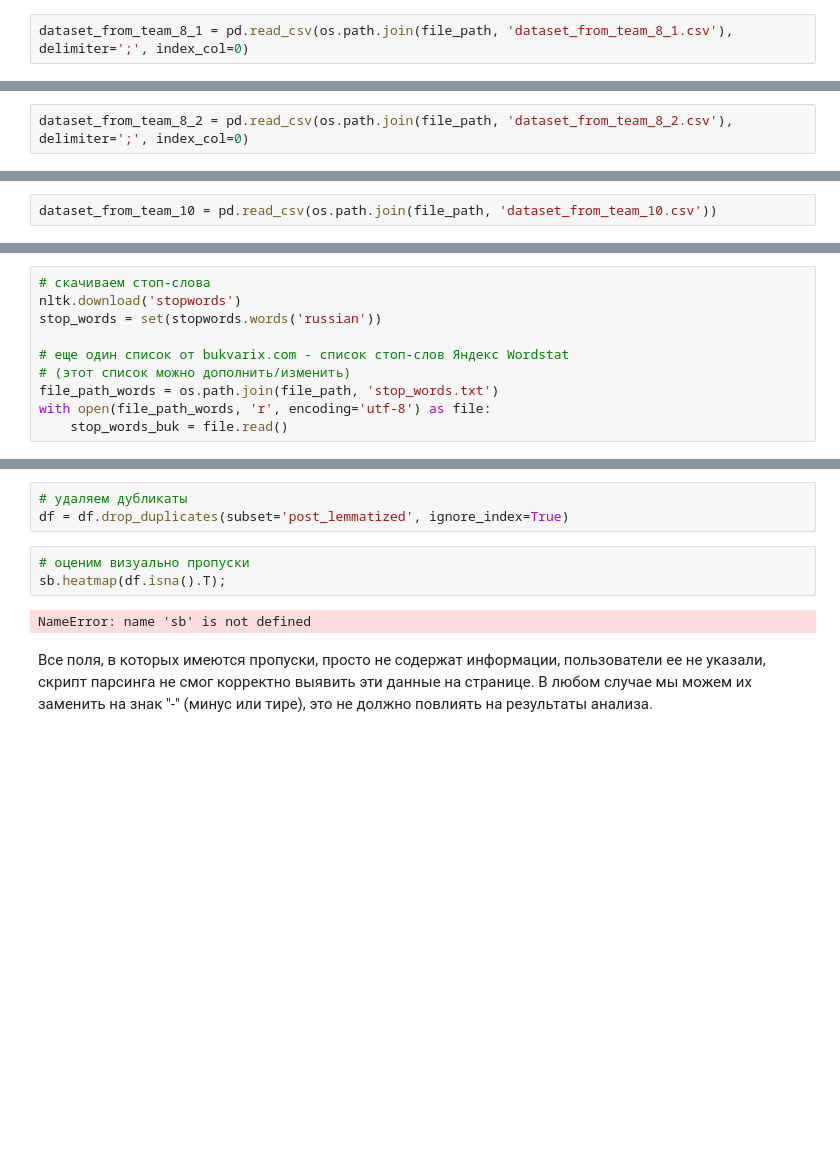
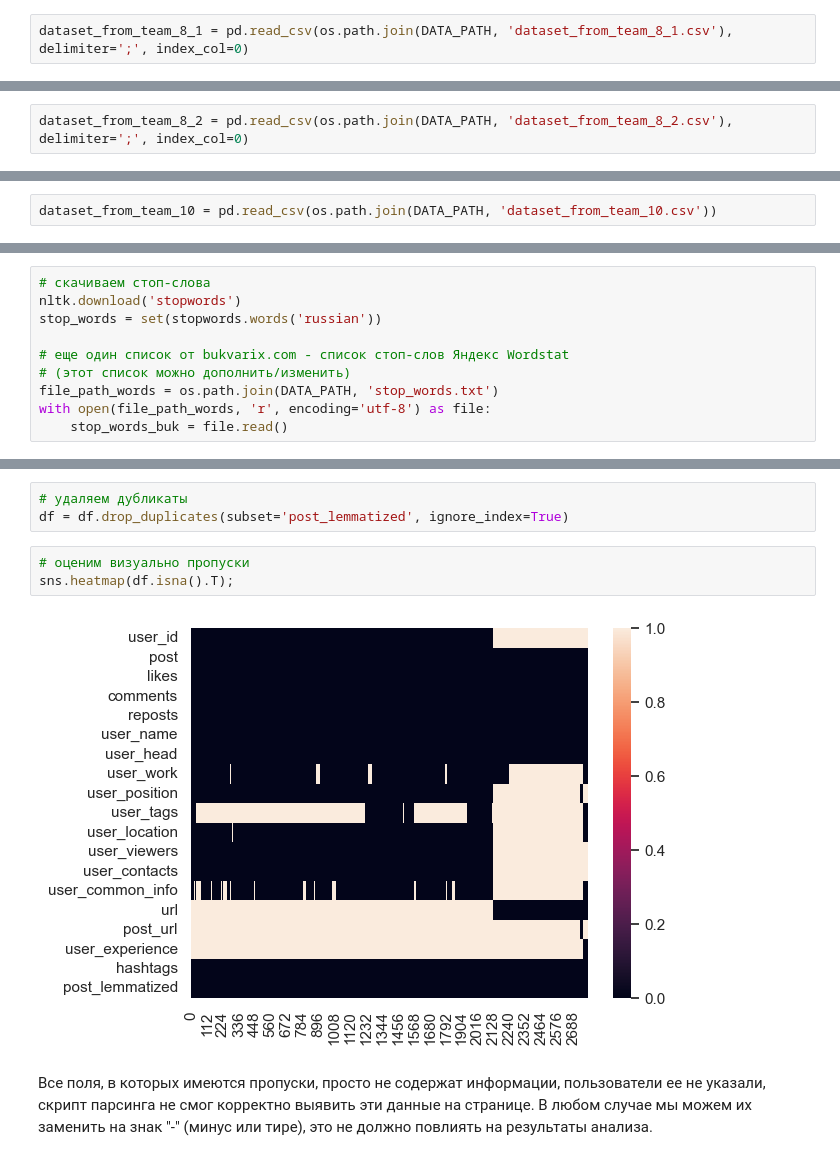
Before and after one commit to krasnoturinsk/linkedin_hackathon, a Jupyter notebook: src/unity_datasets.ipynb, the cells around one changed output, grey strips where cells are left out. Drawn from its saved outputs; the diff is of its cells as text; blank space fills up the shorter version.

```diff
--- a/src/unity_datasets.ipynb
+++ b/src/unity_datasets.ipynb
@@ -246,7 +947,7 @@ display(dataset_from_team_4.tail())
 # %% [markdown]
 ### Часть 1
 # %%
-dataset_from_team_8_1 = pd.read_csv(os.path.join(file_path, 'dataset_from_team_8_1.csv'), delimiter=';', index_col=0)
+dataset_from_team_8_1 = pd.read_csv(os.path.join(DATA_PATH, 'dataset_from_team_8_1.csv'), delimiter=';', index_col=0)
 # %%
 dataset_from_team_8_1.info()
 # %% [output]
@@ -313,7 +1015,7 @@ display(dataset_from_team_8_1.tail())
 # %% [markdown]
 ### Часть 2
 # %%
-dataset_from_team_8_2 = pd.read_csv(os.path.join(file_path, 'dataset_from_team_8_2.csv'), delimiter=';', index_col=0)
+dataset_from_team_8_2 = pd.read_csv(os.path.join(DATA_PATH, 'dataset_from_team_8_2.csv'), delimiter=';', index_col=0)
 # %%
 dataset_from_team_8_2.info()
 # %% [output]
@@ -382,5 +1085,5 @@ display(dataset_from_team_8_2.tail())
 # %%
-dataset_from_team_10 = pd.read_csv(os.path.join(file_path, 'dataset_from_team_10.csv'))
+dataset_from_team_10 = pd.read_csv(os.path.join(DATA_PATH, 'dataset_from_team_10.csv'))
 # %%
 dataset_from_team_10.info()
 # %% [output]
@@ -949,7 +1377,7 @@ stop_words = set(stopwords.words('russian'))
 
 # еще один список от bukvarix.com - список стоп-слов Яндекс Wordstat
 # (этот список можно дополнить/изменить)
-file_path_words = os.path.join(file_path, 'stop_words.txt')
+file_path_words = os.path.join(DATA_PATH, 'stop_words.txt')
 with open(file_path_words, 'r', encoding='utf-8') as file:
     stop_words_buk = file.read()
 # %% [output]
@@ -1050,9 +1481,9 @@ df.post_lemmatized.duplicated().sum()
 df = df.drop_duplicates(subset='post_lemmatized', ignore_index=True)
 # %%
 # оценим визуально пропуски
-sb.heatmap(df.isna().T);
+sns.heatmap(df.isna().T);
 # %% [output]
-NameError: name 'sb' is not defined
+[figure, added]
 # %% [markdown]
 Все поля, в которых имеются пропуски, просто не содержат информации, пользователи ее не указали, скрипт парсинга не смог корректно выявить эти данные на странице. В любом случае мы можем их заменить на знак "-" (минус или тире), это не должно повлиять на результаты анализа.
 # %%
```
Also changed, not shown: parts of 186 cells of this notebook, 3 other files.
